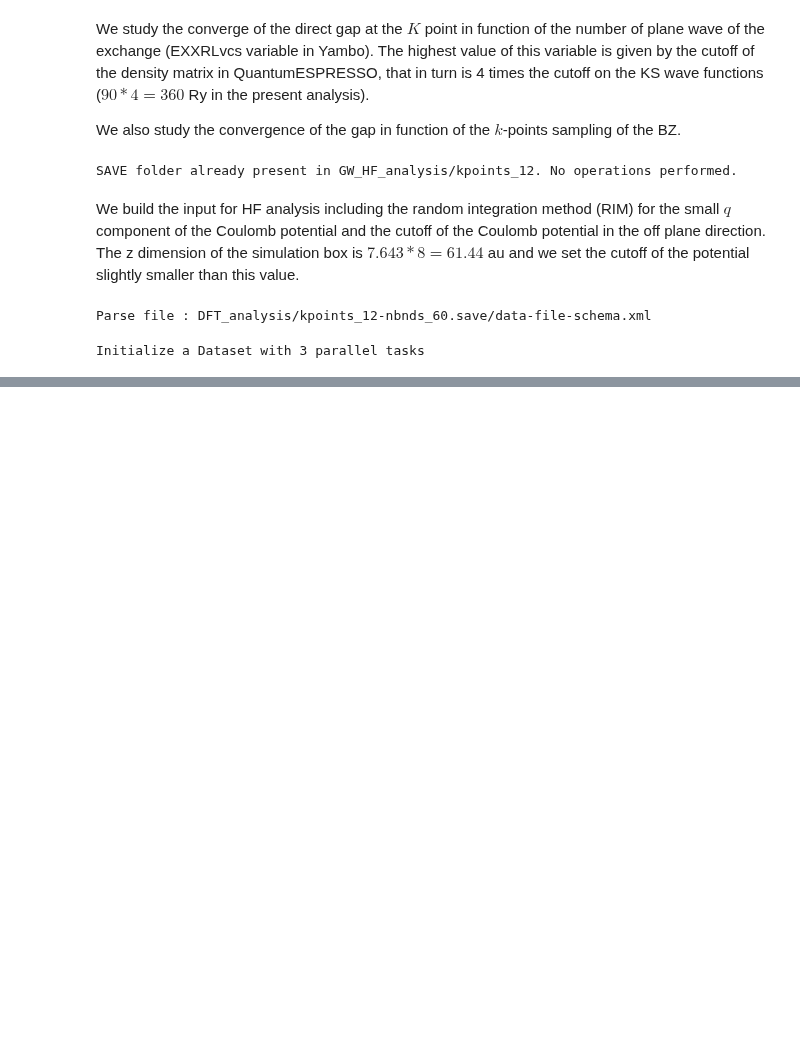
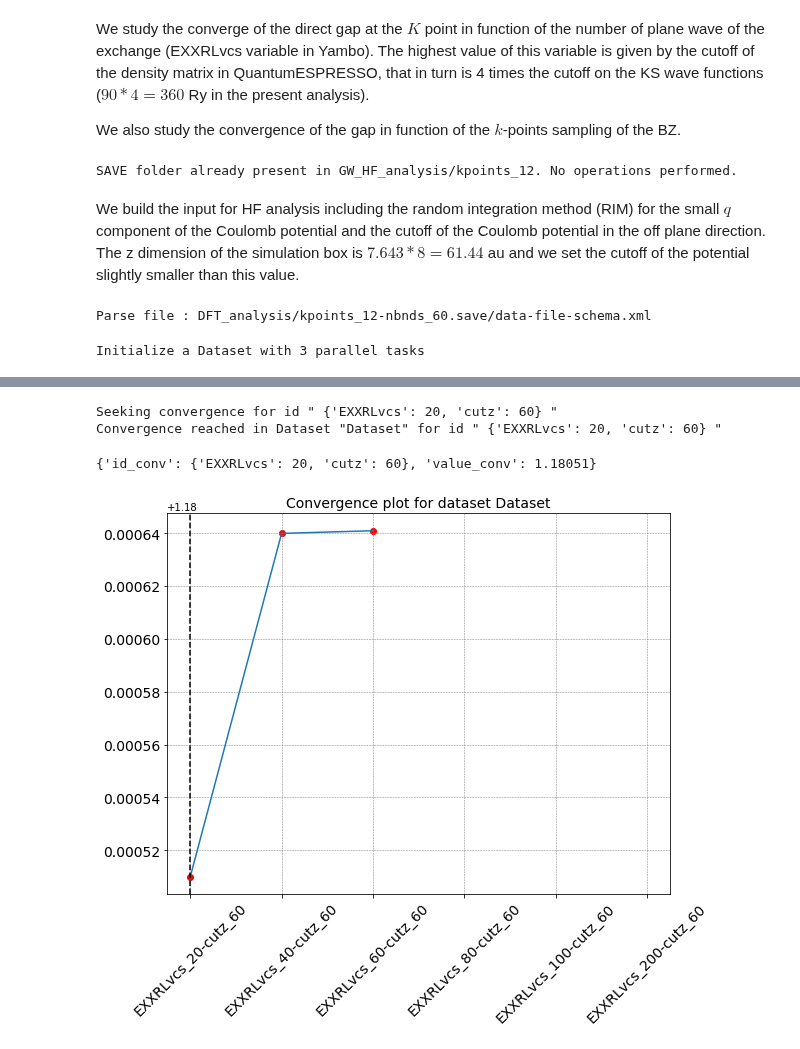
Before and after one commit to marcodalessandro76/Germanene, a Jupyter notebook: GW_Analysis.ipynb, the cells around one changed output, grey strips where cells are left out. Drawn from its saved outputs; the diff is of its cells as text; code cells hidden in the pictures; blank space fills up the shorter version.

```diff
--- a/GW_Analysis.ipynb
+++ b/GW_Analysis.ipynb
@@ -85 +94,3 @@ run_dir = 'GW_HF_analysis/kpoints_12'
+# %%
+kp = 12
 # %%
@@ -214,0 +202,8 @@ inp
+# %%
+study.update_global_options(verbose=False)
+study.seek_convergence(rtol=1e-3,convergence_level=2)
+# %% [output]
+Seeking convergence for id " {'EXXRLvcs': 20, 'cutz': 60} "
+Convergence reached in Dataset "Dataset" for id " {'EXXRLvcs': 20, 'cutz': 60} "
+{'id_conv': {'EXXRLvcs': 20, 'cutz': 60}, 'value_conv': 1.18051}
+[figure, added]
```
Also changed, not shown: parts of 27 cells of this notebook, 2 other files.
